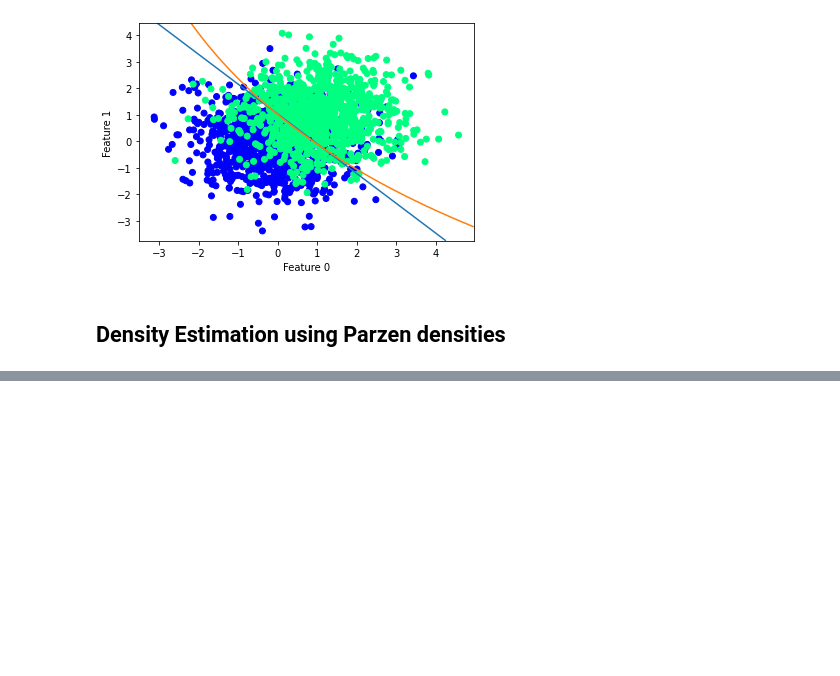
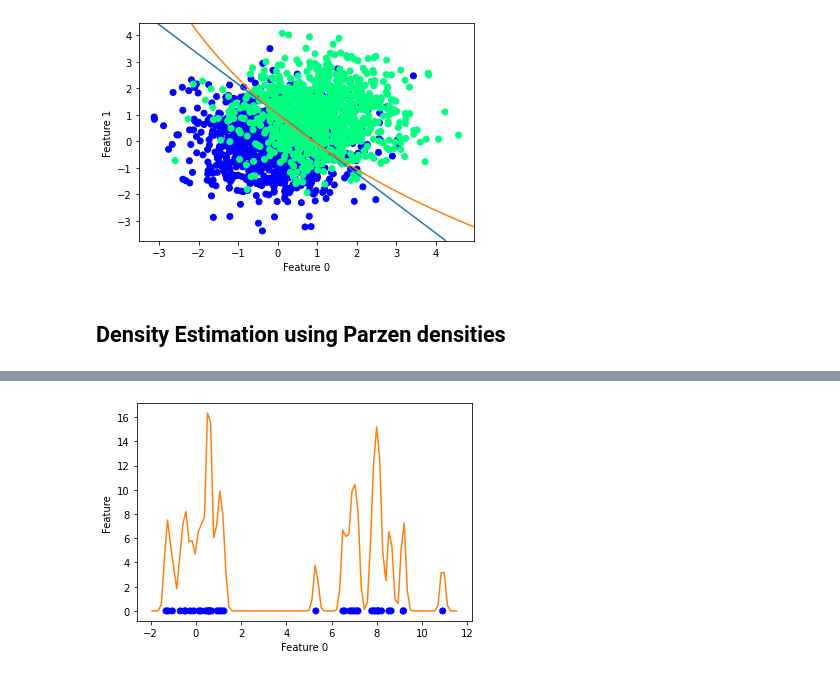
Before and after one commit to KarenMars/TUD_MachineLearning, a Jupyter notebook: Labs/Basics.ipynb, the cells around one changed output, grey strips where cells are left out. Saved outputs shown, nothing was run; the diff lists cells and outputs as text; code cells hidden in the pictures; blank space fills up the shorter version.

Commit message:
complete exercise 1

```diff
--- a/Labs/Basics.ipynb
+++ b/Labs/Basics.ipynb
@@ -153,3 +153,8 @@ pr.plotc(m_qdc)
 [figure]
 # %% [markdown]
 ## Density Estimation using Parzen densities
+# %%
+# exercise 1.17
+# creating a simple dataset
+a = pr.gendats([20,20],1,8)
+help(pr.gendats)
@@ -155,0 +172,10 @@ pr.plotc(m_qdc)
+# %%
+# define the parameter h for the Parzen Kernel
+h = 0.1
+# function parzenm estimates a density for a given data set
+a = pr.prdataset(+a)
+w = pr.parzenm(a,h)
+pr.scatterd(a)
+pr.plotm(w,gridsize=100)
+# %% [output]
+[figure, added]
```
Also changed, not shown: parts of 6 cells of this notebook.
